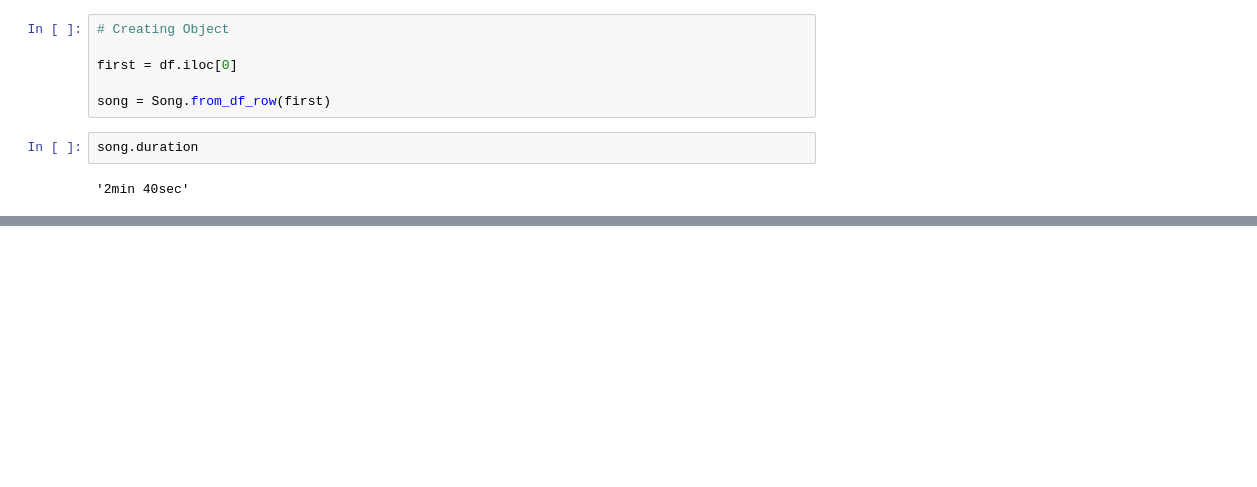
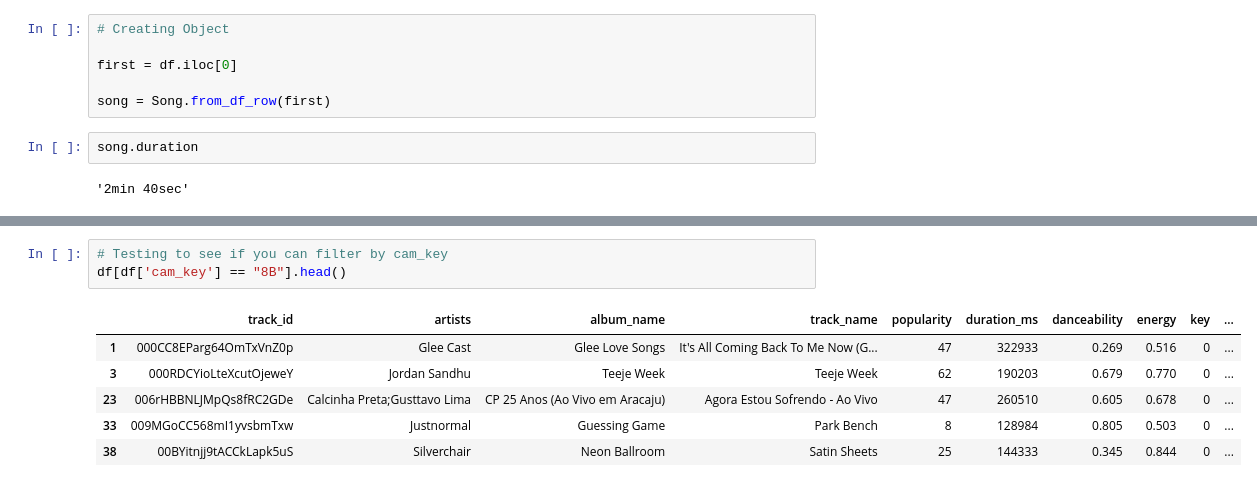
Before and after one commit to TrevorW-code/Info-Captston-API-Spotify, a Jupyter notebook: networkx_testing.ipynb, the cells around one changed output, grey strips where cells are left out. Cells and saved outputs as stored; diff of their text form; blank space fills up the shorter version.

```diff
--- a/networkx_testing.ipynb
+++ b/networkx_testing.ipynb
@@ -479,0 +442,10 @@ Somebody To Love
+# %%
+# Testing to see if you can filter by cam_key
+df[df['cam_key'] == "8B"].head()
+# %% [output]
+|  | track_id | artists | album_name | track_name | popularity | duration_ms | danceability | energy | key | ... |
+| 1 | 000CC8EParg64OmTxVnZ0p | Glee Cast | Glee Love Songs | It's All Coming Back To Me Now (G... | 47 | 322933 | 0.269 | 0.516 | 0 | ... |
+| 3 | 000RDCYioLteXcutOjeweY | Jordan Sandhu | Teeje Week | Teeje Week | 62 | 190203 | 0.679 | 0.770 | 0 | ... |
+| 23 | 006rHBBNLJMpQs8fRC2GDe | Calcinha Preta;Gusttavo Lima | CP 25 Anos (Ao Vivo em Aracaju) | Agora Estou Sofrendo - Ao Vivo | 47 | 260510 | 0.605 | 0.678 | 0 | ... |
+| 33 | 009MGoCC568mI1yvsbmTxw | Justnormal | Guessing Game | Park Bench | 8 | 128984 | 0.805 | 0.503 | 0 | ... |
+| 38 | 00BYitnjj9tACCkLapk5uS | Silverchair | Neon Ballroom | Satin Sheets | 25 | 144333 | 0.345 | 0.844 | 0 | ... |
```
Also changed, not shown: parts of 72 cells of this notebook.
